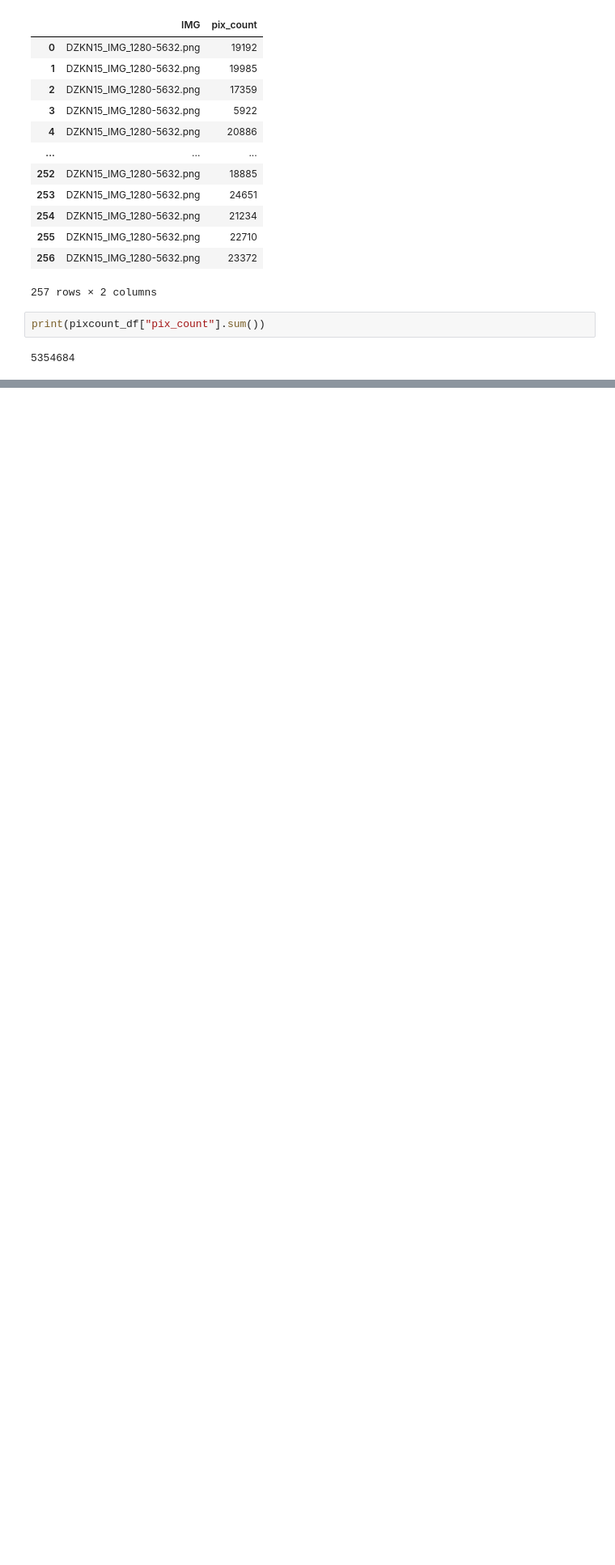
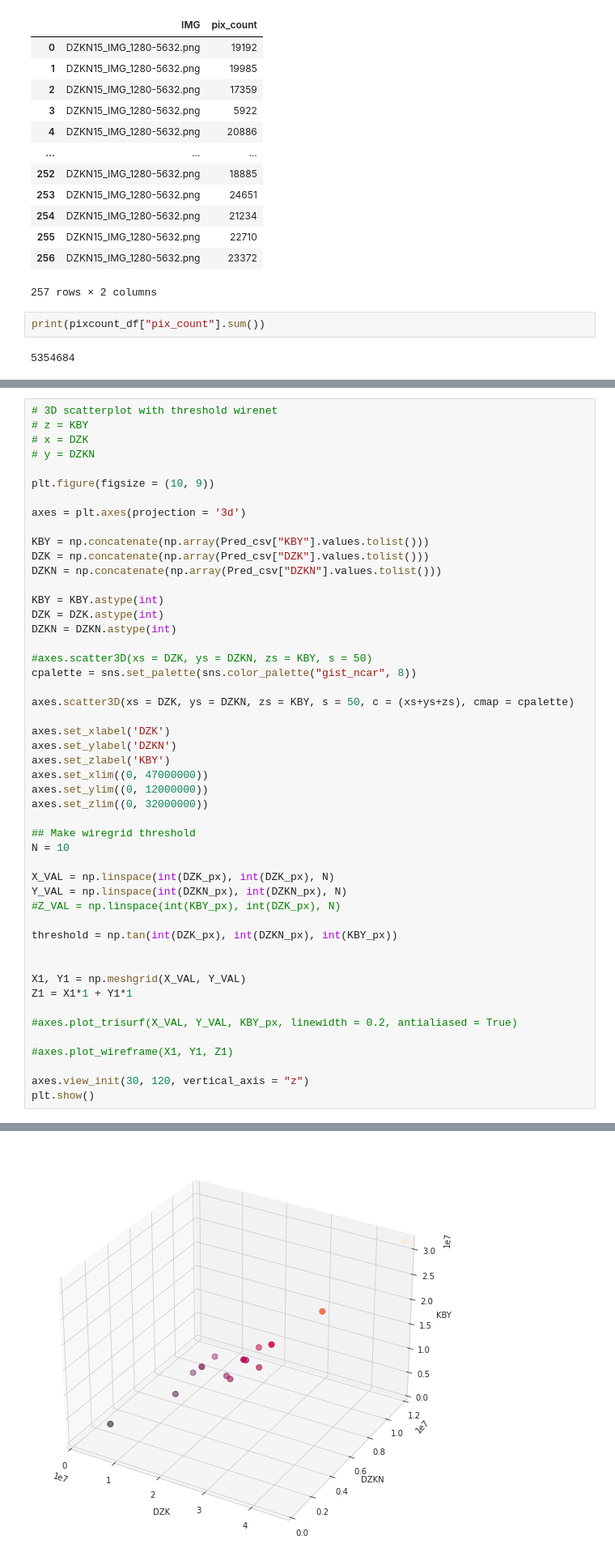
Before and after one commit to chrischank/HOTOSM_OAM_codeV2, a Jupyter notebook: PredSeg_Camp.ipynb, the cells around one changed output, grey strips where cells are left out. Shown at 81% size. Saved outputs shown, nothing was run; the diff lists cells and outputs as text; blank space fills up the shorter version.

```diff
--- a/PredSeg_Camp.ipynb
+++ b/PredSeg_Camp.ipynb
@@ -326,0 +359,50 @@ print(output)
+# %%
+# 3D scatterplot with threshold wirenet
+# z = KBY
+# x = DZK
+# y = DZKN
+
+plt.figure(figsize = (10, 9))
+
+axes = plt.axes(projection = '3d')
+
+KBY = np.concatenate(np.array(Pred_csv["KBY"].values.tolist()))
+DZK = np.concatenate(np.array(Pred_csv["DZK"].values.tolist()))
+DZKN = np.concatenate(np.array(Pred_csv["DZKN"].values.tolist()))
+
+KBY = KBY.astype(int)
+DZK = DZK.astype(int)
+DZKN = DZKN.astype(int)
+
+#axes.scatter3D(xs = DZK, ys = DZKN, zs = KBY, s = 50)
+cpalette = sns.set_palette(sns.color_palette("gist_ncar", 8))
+
+axes.scatter3D(xs = DZK, ys = DZKN, zs = KBY, s = 50, c = (xs+ys+zs), cmap = cpalette)
+
+axes.set_xlabel('DZK')
+axes.set_ylabel('DZKN')
+axes.set_zlabel('KBY')
+axes.set_xlim((0, 47000000))
+axes.set_ylim((0, 12000000))
+axes.set_zlim((0, 32000000))
+
+## Make wiregrid threshold
+N = 10
+
+X_VAL = np.linspace(int(DZK_px), int(DZK_px), N)
+Y_VAL = np.linspace(int(DZKN_px), int(DZKN_px), N)
+#Z_VAL = np.linspace(int(KBY_px), int(DZK_px), N)
+
+threshold = np.tan(int(DZK_px), int(DZKN_px), int(KBY_px))
+
+
+X1, Y1 = np.meshgrid(X_VAL, Y_VAL)
+Z1 = X1*1 + Y1*1
+
+#axes.plot_trisurf(X_VAL, Y_VAL, KBY_px, linewidth = 0.2, antialiased = True)
+
+#axes.plot_wireframe(X1, Y1, Z1)
+
+axes.view_init(30, 120, vertical_axis = "z")
+plt.show()
+# %% [output]
@@ -326,0 +410 @@ print(output)
+[figure, added]
```
Also changed, not shown: parts of 11 cells of this notebook, 4 other files.
